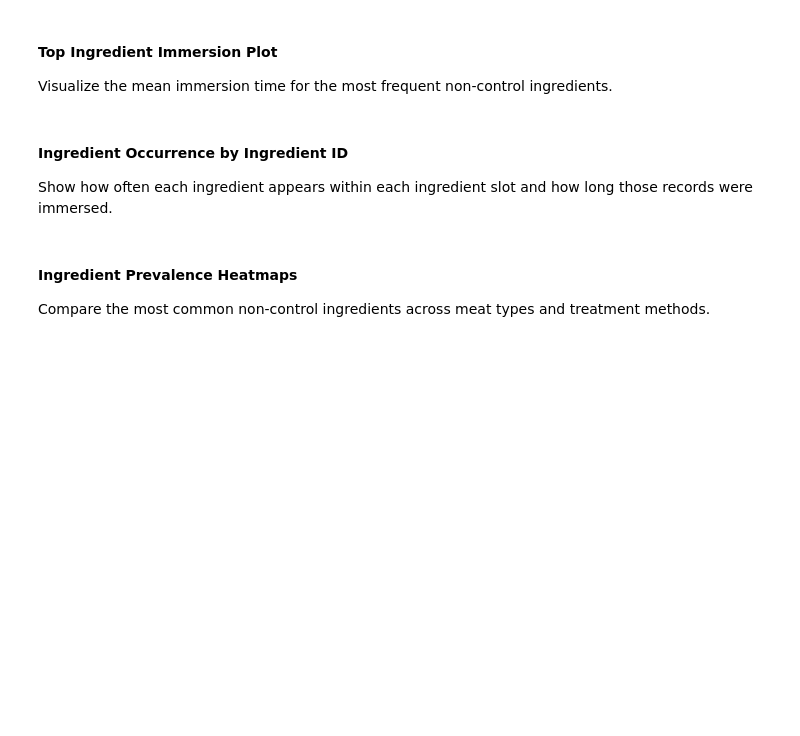
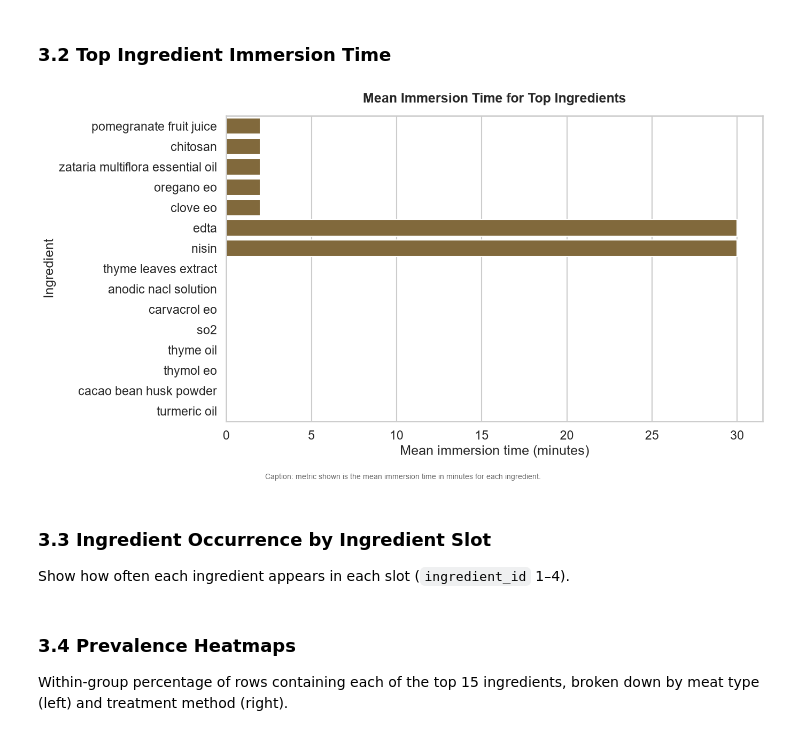
Before and after one commit to SafaeHaj/food-preservation-methods-predictors, a Jupyter notebook: data_exploration.ipynb, the cells around one changed output. Cells and saved outputs as stored; diff of their text form; code cells hidden in the pictures; blank space fills up the shorter version.

```diff
--- a/data_exploration.ipynb
+++ b/data_exploration.ipynb
@@ -237,0 +33,4 @@ plt.show()
+# %%
+df = pd.read_csv("data/processed/meat_shelf_life_long.csv")
+print(f"Loaded {len(df):,} rows × {df.shape[1]} columns")
+df.head()
@@ -542,21 +243,21 @@ display(ingredient_immersion.head(25))
 # %% [markdown]
-#### Top Ingredient Immersion Plot
-
-Visualize the mean immersion time for the most frequent non-control ingredients.
+### 3.2 Top Ingredient Immersion Time
 # %%
 fig, ax = plt.subplots(figsize=(14, 8))
 top_immersion = ingredient_immersion.head(15).sort_values('mean_immersion_time_minutes', ascending=True)
 sns.barplot(data=top_immersion, y='ingredient', x='mean_immersion_time_minutes', ax=ax, color='#8c6d31')
-ax.set_title('Mean Immersion Time for Top Non-Control Ingredients', pad=18)
+ax.set_title('Mean Immersion Time for Top Ingredients', pad=18)
 ax.set_xlabel('Mean immersion time (minutes)')
 ax.set_ylabel('Ingredient')
-make_caption(fig, 'Caption: metric shown is the mean immersion time in minutes for each ingredient, restricted to the top non-control ingredients by occurrence.')
+make_caption(fig, 'Caption: metric shown is the mean immersion time in minutes for each ingredient.')
 plt.tight_layout(rect=[0, 0.03, 1, 0.95])
 plt.show()
+# %% [output]
+[figure, added]
 # %% [markdown]
-#### Ingredient Occurrence by Ingredient ID
+### 3.3 Ingredient Occurrence by Ingredient Slot
 
-Show how often each ingredient appears within each ingredient slot and how long those records were immersed.
+Show how often each ingredient appears in each slot (`ingredient_id` 1–4).
 # %%
 ingredient_by_id = (
     ingredient_base.groupby(['ingredient_id', 'ingredient'])
@@ -580,7 +280,7 @@ display(ingredient_by_id.head(40))
 # %% [markdown]
-#### Ingredient Prevalence Heatmaps
+### 3.4 Prevalence Heatmaps
 
-Compare the most common non-control ingredients across meat types and treatment methods.
+Within-group percentage of rows containing each of the top 15 ingredients, broken down by meat type (left) and treatment method (right).
 # %%
 top_ingredients = ingredient_rank.head(15)['ingredient'].tolist()
 meat_pivot = pd.crosstab(ingredient_base['ingredient'], ingredient_base['meat_type'])
```
Also changed, not shown: parts of 53 cells of this notebook, 1 other file.
